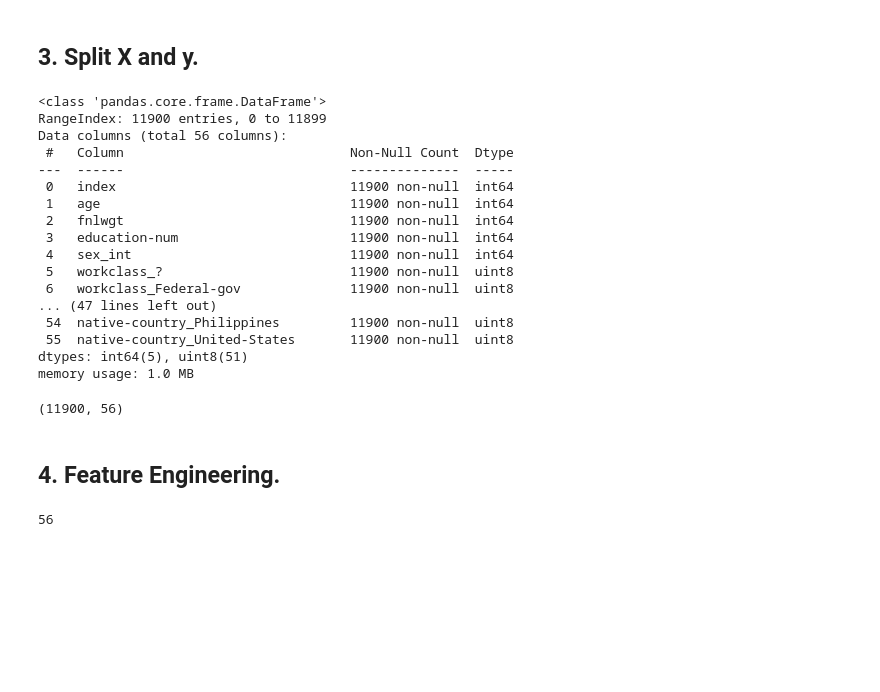
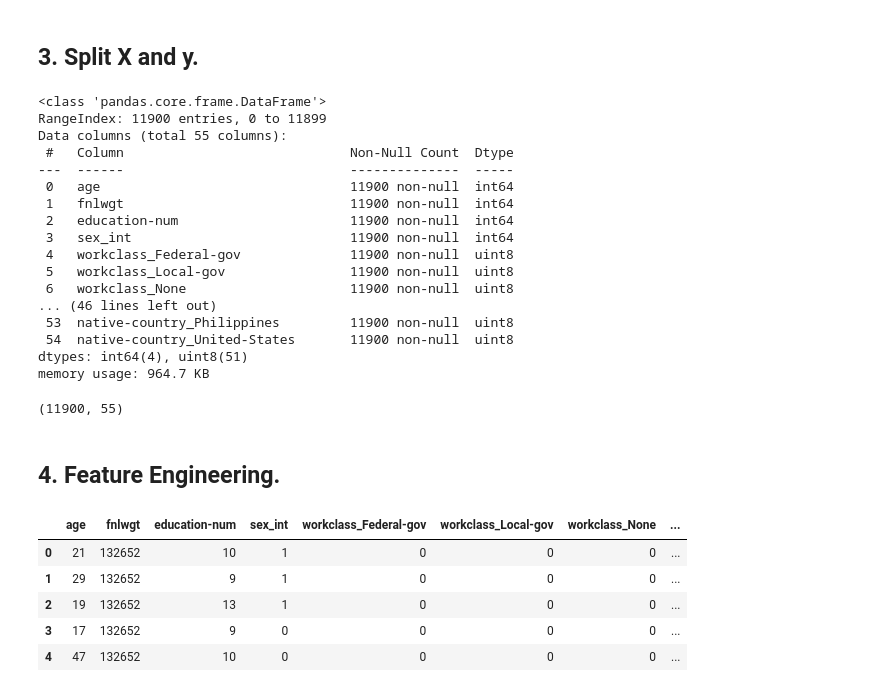
Before and after one commit to klein-mask/signate, a Jupyter notebook: competitions/no_413/main.ipynb, the cells around one changed output. Drawn from its saved outputs; the diff is of its cells as text; code cells hidden in the pictures; blank space fills up the shorter version.

```diff
--- a/competitions/no_413/main.ipynb
+++ b/competitions/no_413/main.ipynb
@@ -6,4 +13,4 @@
 # %%
 import pandas as pd
 # %%
-train = pd.read_csv('data/train.csv')
+train = pd.read_csv(f'{project_path}data/train.csv')
@@ -18,0 +17,8 @@ train.head(5)
+# %%
+print(train['workclass'].value_counts())
+
+workclass_mapping = {
+    '?': 'None'
+}
+
+train['workclass'] = train['workclass'].replace(workclass_mapping)
@@ -124,40 +150,41 @@ memory usage: 1.2+ MB
 # %% [markdown]
 ## 3. Split X and y.
 # %%
-X = train_ohe.drop(['Y', 'sex'], axis=1)
+X = train_ohe.drop(['Y', 'sex', 'index'], axis=1)
 y = train_ohe['Y']
+indexes = train_ohe['index']
 # %%
 X.info()
 # %% [output]
 <class 'pandas.core.frame.DataFrame'>
 RangeIndex: 11900 entries, 0 to 11899
-Data columns (total 56 columns):
+Data columns (total 55 columns):
  #   Column                             Non-Null Count  Dtype
 ---  ------                             --------------  -----
- 0   index                              11900 non-null  int64
- 1   age                                11900 non-null  int64
- 2   fnlwgt                             11900 non-null  int64
- 3   education-num                      11900 non-null  int64
- 4   sex_int                            11900 non-null  int64
- 5   workclass_?                        11900 non-null  uint8
- 6   workclass_Federal-gov              11900 non-null  uint8
-... (47 lines left out)
- 54  native-country_Philippines         11900 non-null  uint8
- 55  native-country_United-States       11900 non-null  uint8
-dtypes: int64(5), uint8(51)
-memory usage: 1.0 MB
+ 0   age                                11900 non-null  int64
+ 1   fnlwgt                             11900 non-null  int64
+ 2   education-num                      11900 non-null  int64
+ 3   sex_int                            11900 non-null  int64
+ 4   workclass_Federal-gov              11900 non-null  uint8
+ 5   workclass_Local-gov                11900 non-null  uint8
+ 6   workclass_None                     11900 non-null  uint8
+... (46 lines left out)
+ 53  native-country_Philippines         11900 non-null  uint8
+ 54  native-country_United-States       11900 non-null  uint8
+dtypes: int64(4), uint8(51)
+memory usage: 964.7 KB
 # %%
 X.shape
 # %% [output]
-(11900, 56)
+(11900, 55)
 # %% [markdown]
 ## 4. Feature Engineering.
-# %%
-"""
-from sklearn.feature_selection import VarianceThreshold
-sel = VarianceThreshold(threshold=0)
-sel.fit(X)
-print(sum(sel.get_support()))
-"""
-# %% [output]
-56
+# %%
+X.head(5)
+# %% [output]
+|  | age | fnlwgt | education-num | sex_int | workclass_Federal-gov | workclass_Local-gov | workclass_None | ... |
+| 0 | 21 | 132652 | 10 | 1 | 0 | 0 | 0 | ... |
+| 1 | 29 | 132652 | 9 | 1 | 0 | 0 | 0 | ... |
+| 2 | 19 | 132652 | 13 | 1 | 0 | 0 | 0 | ... |
+| 3 | 17 | 132652 | 9 | 0 | 0 | 0 | 0 | ... |
+| 4 | 47 | 132652 | 10 | 0 | 0 | 0 | 0 | ... |
```
Also changed, not shown: parts of 15 cells of this notebook, 4 other files.
